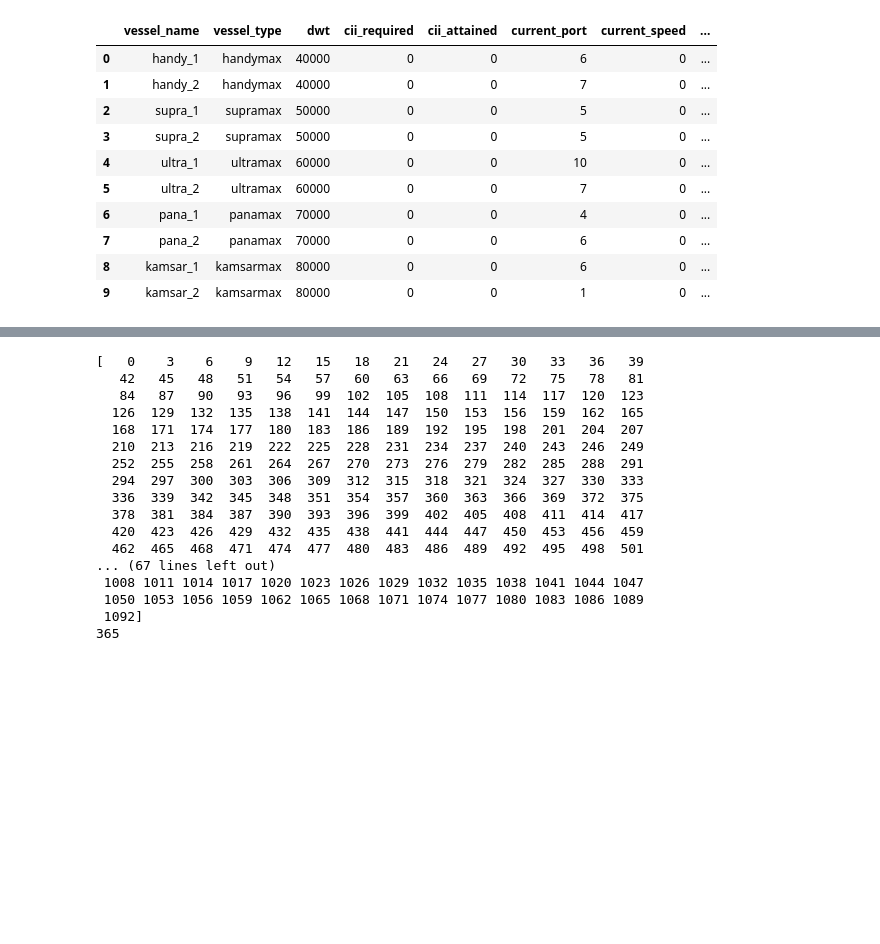
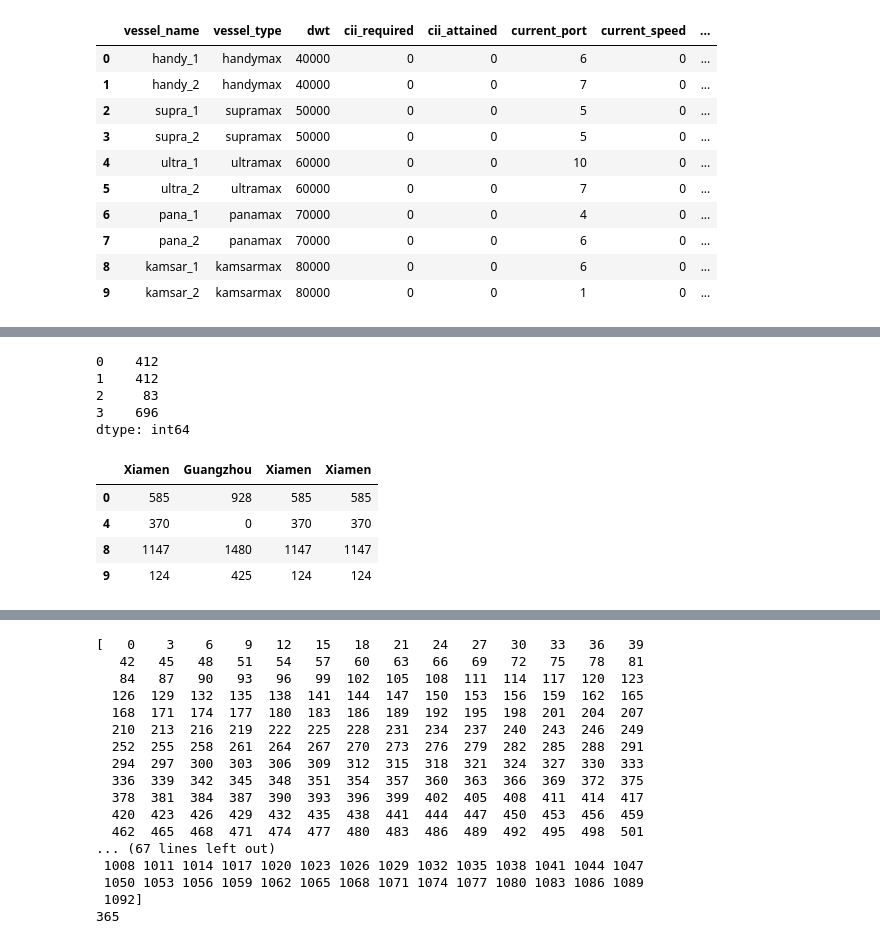
Before and after one commit to synthetica-ai/carbon-trading, a Jupyter notebook: code/main.ipynb, the cells around one changed output, grey strips where cells are left out. Saved outputs shown, nothing was run; the diff lists cells and outputs as text; code cells hidden in the pictures; blank space fills up the shorter version.

```diff
--- a/code/main.ipynb
+++ b/code/main.ipynb
@@ -37,6 +37,6 @@ import pprint
 # %%
 # load data
 
-ports = pd.read_csv('data/ports_10.csv')
-dm = pd.read_csv('data/distance_matrix.csv')
-fleet = pd.read_csv('data/fleet.csv')
+ports_df = pd.read_csv('data/ports_10.csv')
+distance_matrix = pd.read_csv('data/distance_matrix.csv')
+fleet_df = pd.read_csv('data/fleet.csv')
@@ -131,0 +252,15 @@ contracts_df
+# %%
+# get_distance(dm, start_ports, end_ports)
+dm1 = distance_matrix
+start_ports = np.array([6,6,8,9])
+end_ports = np.array([9,9,5,1])
+start_id = start_ports - 1
+end_id = end_ports
+x = dm1.iloc[start_id,end_id]
+pd.Series(np.diag(x))
+# %% [output]
+0    412
+1    412
+2     83
+3    696
+dtype: int64
@@ -131,0 +270,8 @@ contracts_df
+# %%
+dm1.iloc[start_ports_index,end_ports_index]
+# %% [output]
+|  | Xiamen | Guangzhou | Xiamen | Xiamen |
+| 0 | 585 | 928 | 585 | 585 |
+| 4 | 370 | 0 | 370 | 370 |
+| 8 | 1147 | 1480 | 1147 | 1147 |
+| 9 | 124 | 425 | 124 | 124 |
```
Also changed, not shown: parts of 28 cells of this notebook.
